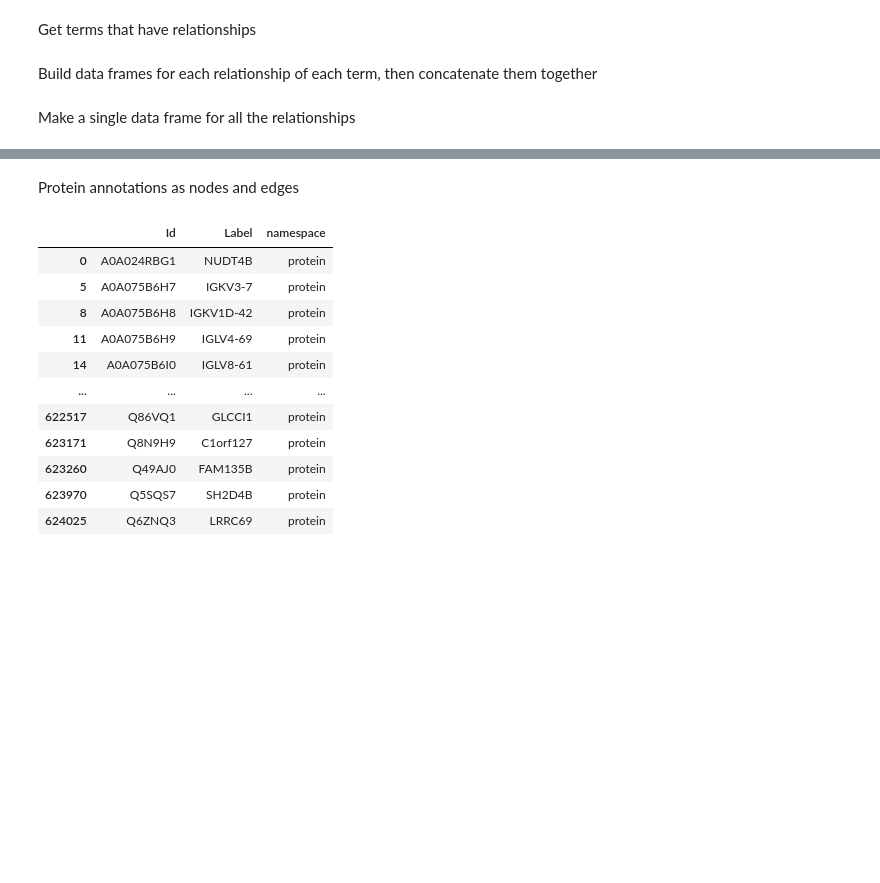
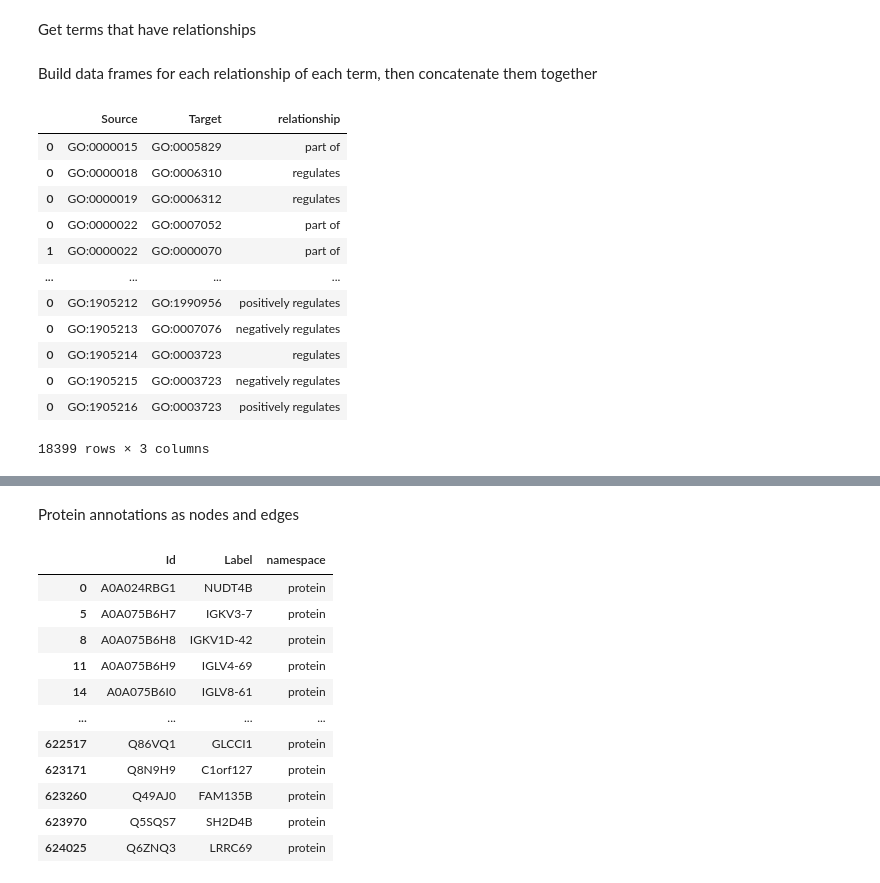
Before and after one commit to mja/goo, a Jupyter notebook: geneontology.ipynb, the cells around one changed output, grey strips where cells are left out. Drawn from its saved outputs; the diff is of its cells as text; code cells hidden in the pictures; blank space fills up the shorter version.

```diff
--- a/geneontology.ipynb
+++ b/geneontology.ipynb
@@ -95,6 +95,19 @@ Build data frames for each relationship of each term, then concatenate them toge
 # %%
 rels_list = [[pd.DataFrame([[term.id, t.id, i[0].name] for t in i[1]], columns=['Source', 'Target', 'relationship']) for i in term.relationships.items()] for term in terms_with_relationships]
 # list comprehension creates extra nested list, so strip that out first
 go_rels = pd.concat([rel[0] for rel in rels_list])
+go_rels
+# %% [output]
+|  | Source | Target | relationship |
+| 0 | GO:0000015 | GO:0005829 | part of |
+| 0 | GO:0000018 | GO:0006310 | regulates |
+| 0 | GO:0000019 | GO:0006312 | regulates |
+| 0 | GO:0000022 | GO:0007052 | part of |
+| 1 | GO:0000022 | GO:0000070 | part of |
+| ... | ... | ... | ... |
+| 0 | GO:1905212 | GO:1990956 | positively regulates |
+| 0 | GO:1905213 | GO:0007076 | negatively regulates |
+| 0 | GO:1905214 | GO:0003723 | regulates |
+| 0 | GO:1905215 | GO:0003723 | negatively regulates |
+| 0 | GO:1905216 | GO:0003723 | positively regulates |
+18399 rows × 3 columns
-# %% [markdown]
-Make a single data frame for all the relationships
```
Also changed, not shown: parts of 7 cells of this notebook.
